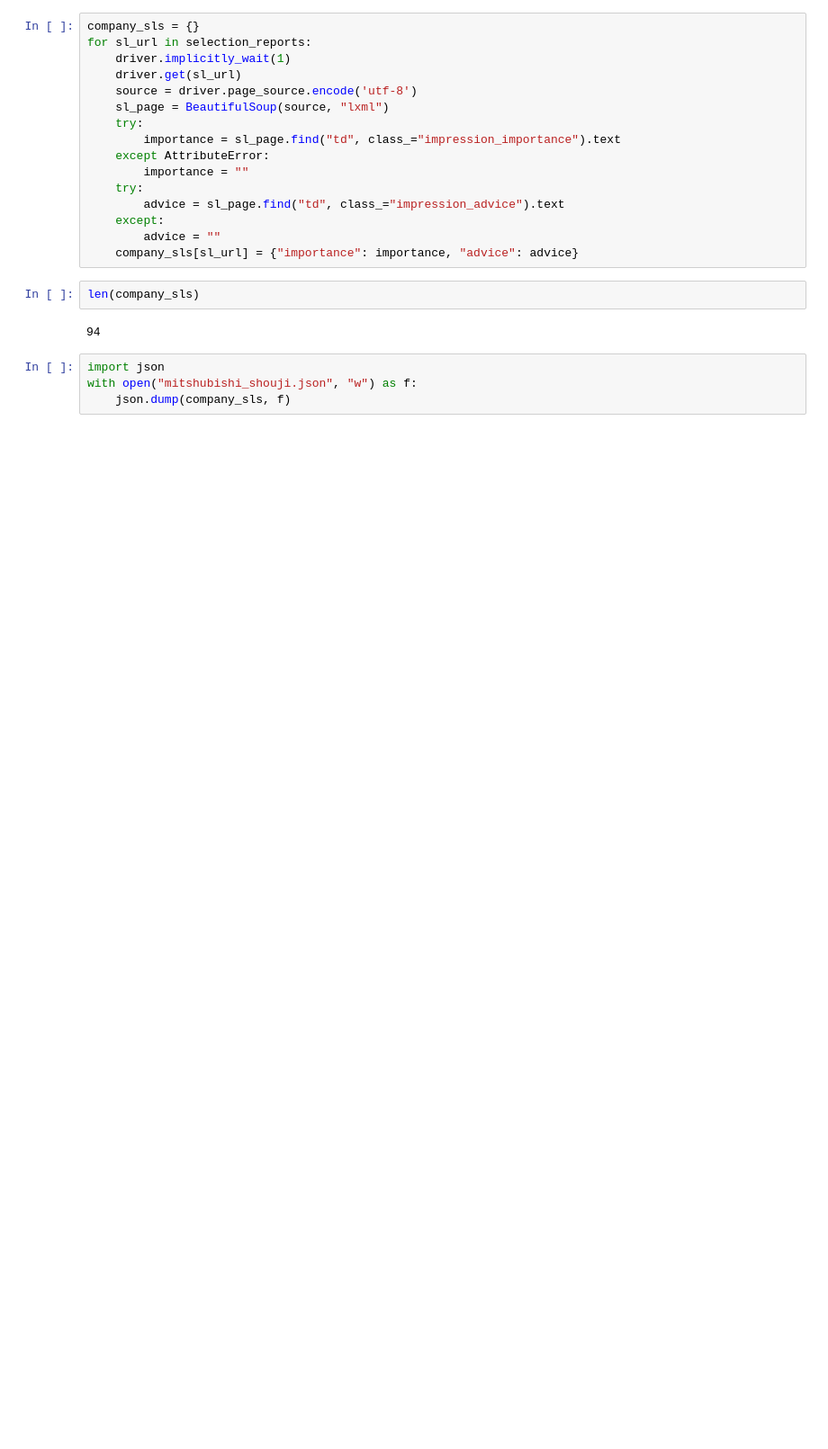
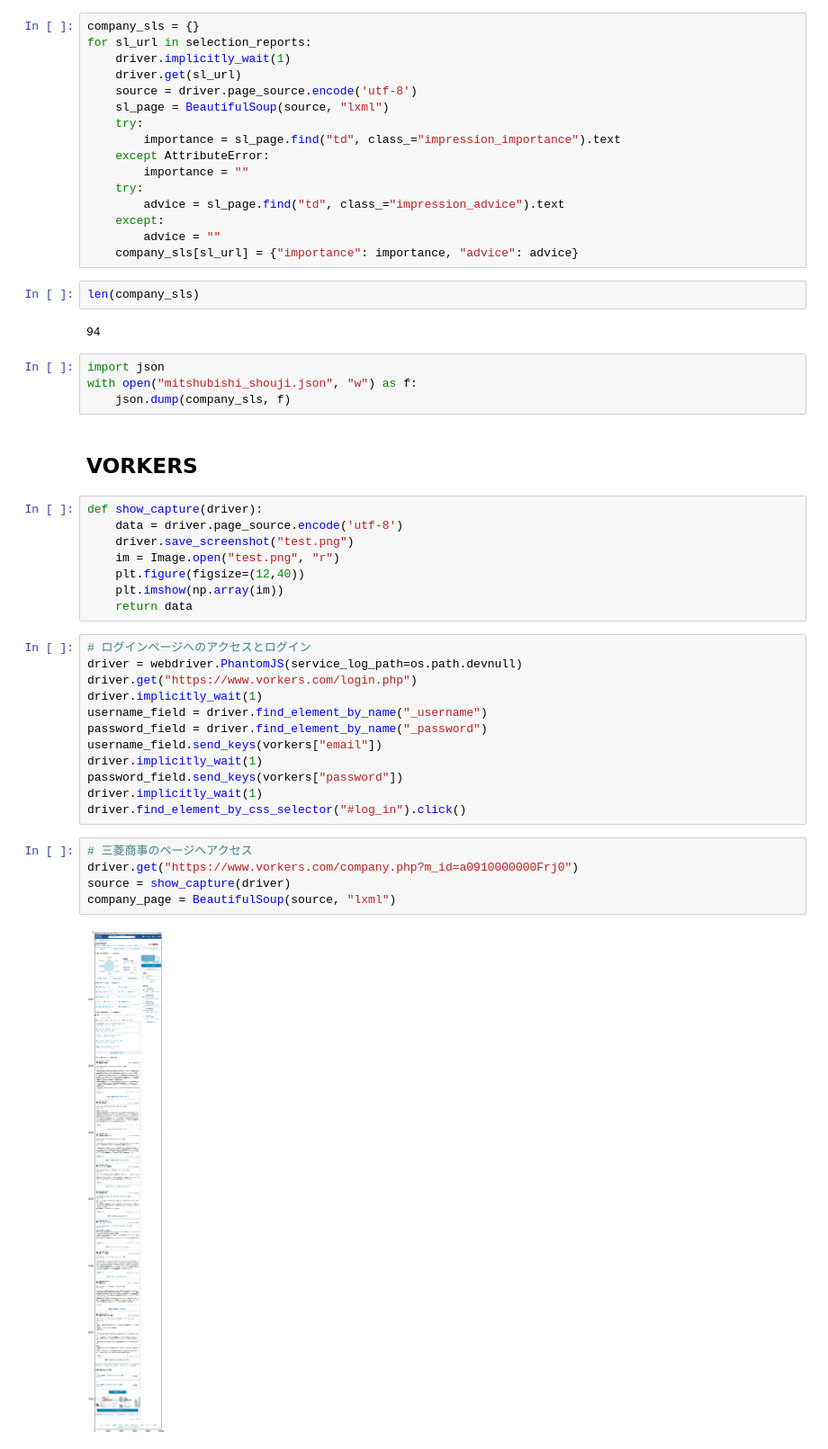
Before and after one commit to Hirominnn/2017_web_biz_3, a Jupyter notebook: crawl_test.ipynb, the cells around one changed output. Shown at 90% size. Drawn from its saved outputs; the diff is of its cells as text; blank space fills up the shorter version.

Commit message:
vorkersログインとレーダーチャート

```diff
--- a/crawl_test.ipynb
+++ b/crawl_test.ipynb
@@ -120,3 +78,32 @@ len(company_sls)
 import json
 with open("mitshubishi_shouji.json", "w") as f:
     json.dump(company_sls, f)
+# %% [markdown]
+## VORKERS
+# %%
+def show_capture(driver):
+    data = driver.page_source.encode('utf-8')
+    driver.save_screenshot("test.png")
+    im = Image.open("test.png", "r")
+    plt.figure(figsize=(12,40))
+    plt.imshow(np.array(im))
+    return data
+# %%
+# ログインページへのアクセスとログイン
+driver = webdriver.PhantomJS(service_log_path=os.path.devnull)
+driver.get("https://www.vorkers.com/login.php")
+driver.implicitly_wait(1)
+username_field = driver.find_element_by_name("_username")
+password_field = driver.find_element_by_name("_password")
+username_field.send_keys(vorkers["email"])
+driver.implicitly_wait(1)
+password_field.send_keys(vorkers["password"])
+driver.implicitly_wait(1)
+driver.find_element_by_css_selector("#log_in").click()
+# %%
+# 三菱商事のページへアクセス
+driver.get("https://www.vorkers.com/company.php?m_id=a0910000000Frj0")
+source = show_capture(driver)
+company_page = BeautifulSoup(source, "lxml")
+# %% [output]
+[figure, added]
```
Also changed, not shown: parts of 15 cells of this notebook.
